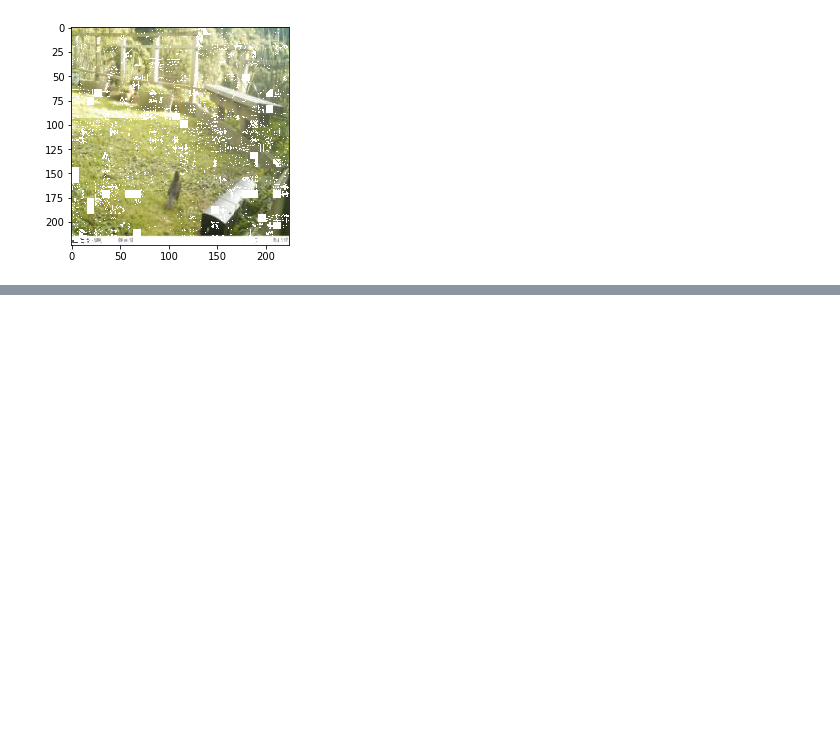
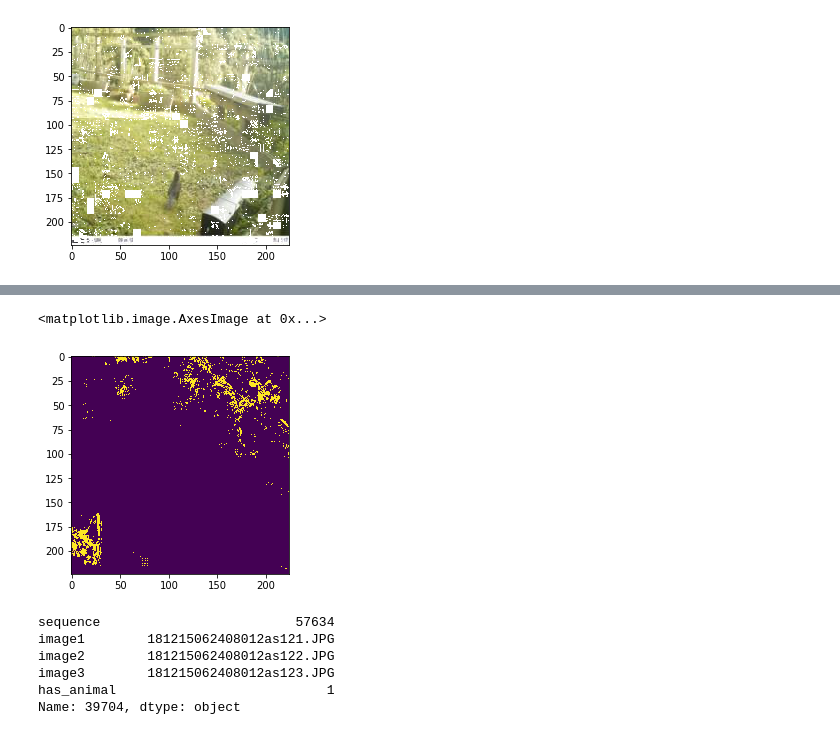
Before and after one commit to bhuvi3/camera_trap_animal_classification, a Jupyter notebook: code/background_detection_analysis.ipynb, the cells around one changed output, grey strips where cells are left out. Drawn from its saved outputs; the diff is of its cells as text; code cells hidden in the pictures; blank space fills up the shorter version.

```diff
--- a/code/background_detection_analysis.ipynb
+++ b/code/background_detection_analysis.ipynb
@@ -155,0 +186,25 @@ get_difference_image(pivoted_train_data.loc[43756])
+# %%
+data_row = pivoted_train_data.loc[39704]
+img1 = imread(os.path.join("../data/images/images-resized/", data_row.image1))
+img2 = imread(os.path.join("../data/images/images-resized/", data_row.image2))
+img3 = imread(os.path.join("../data/images/images-resized/", data_row.image3))
+fgbg = cv2.createBackgroundSubtractorMOG2()
+
+frames = [img1, img2, img3]
+
+for frame in frames:
+    fgmask = fgbg.apply(frame)
+
+plt.imshow(fgmask)
+# %% [output]
+<matplotlib.image.AxesImage at 0x...>
+[figure, added]
+# %%
+pivoted_train_data.loc[39704]
+# %% [output]
+sequence                         57634
+image1        181215062408012as121.JPG
+image2        181215062408012as122.JPG
+image3        181215062408012as123.JPG
+has_animal                           1
+Name: 39704, dtype: object
```
Also changed, not shown: parts of 6 cells of this notebook.
